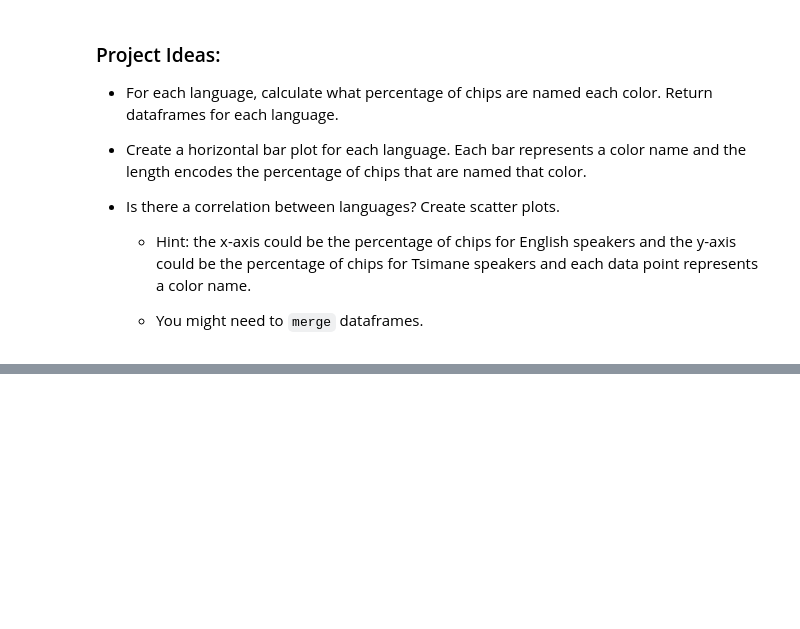
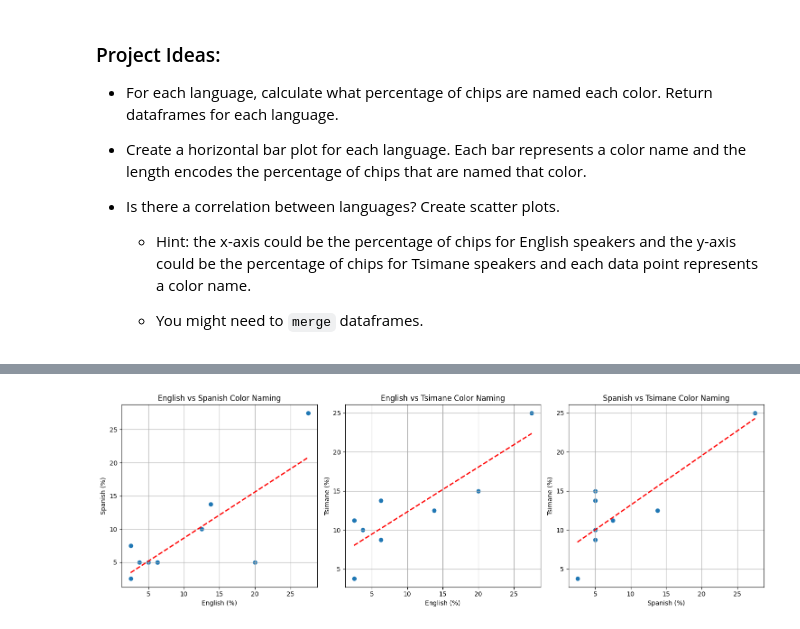
Before and after one commit to nguyuling/DS-Essentials-with-Python, a Jupyter notebook: naming-colors-project/naming-colors.ipynb, the cells around one changed output, grey strips where cells are left out. Drawn from its saved outputs; the diff is of its cells as text; code cells hidden in the pictures; blank space fills up the shorter version.

```diff
--- a/naming-colors-project/naming-colors.ipynb
+++ b/naming-colors-project/naming-colors.ipynb
@@ -67,0 +143,56 @@ plot_colors('english_color')
+# %%
+# Is there a correlation between languages? Create scatter plots.
+# Hint: the x-axis could be the percentage of chips for English speakers and the y-axis could be the percentage of chips for Tsimane speakers and each data point represents a color name.
+# You might need to `merge` dataframes.
+
+import numpy as np
+
+# Merge English and Spanish
+english_spanish = english.merge(spanish, on='color', suffixes=('_eng', '_spa'))
+
+# Merge English and Tsimane
+english_tsimane = english.merge(tsimane, on='color', suffixes=('_eng', '_tsi'))
+
+# Merge Spanish and Tsimane
+spanish_tsimane = spanish.merge(tsimane, on='color', suffixes=('_spa', '_tsi'))
+
+fig, axes = plt.subplots(1, 3, figsize=(15, 5))
+
+# English vs Spanish
+axes[0].scatter(english_spanish['percentage_eng'], english_spanish['percentage_spa'])
+# z is the coefficient
+z = np.polyfit(english_spanish['percentage_eng'], english_spanish['percentage_spa'], 1)
+# p is a func to calc y-vals for any x-vals; p(x)
+p = np.poly1d(z)
+axes[0].plot(english_spanish['percentage_eng'], p(english_spanish['percentage_eng']), "r--", linewidth=2)
+axes[0].set_xlabel('English (%)')
+axes[0].set_ylabel('Spanish (%)')
+axes[0].set_title('English vs Spanish Color Naming')
+axes[0].grid(True)
+
+# English vs Tsimane
+axes[1].scatter(english_tsimane['percentage_eng'], english_tsimane['percentage_tsi'])
+z = np.polyfit(english_tsimane['percentage_eng'], english_tsimane['percentage_tsi'], 1)
+p = np.poly1d(z)
+axes[1].plot(english_tsimane['percentage_eng'], p(english_tsimane['percentage_eng']), "r--", linewidth=2)
+axes[1].set_xlabel('English (%)')
+axes[1].set_ylabel('Tsimane (%)')
+axes[1].set_title('English vs Tsimane Color Naming')
+axes[1].grid(True)
+
+# Spanish vs Tsimane
+axes[2].scatter(spanish_tsimane['percentage_spa'], spanish_tsimane['percentage_tsi'])
+z = np.polyfit(spanish_tsimane['percentage_spa'], spanish_tsimane['percentage_tsi'], 1)
+p = np.poly1d(z)
+axes[2].plot(spanish_tsimane['percentage_spa'], p(spanish_tsimane['percentage_spa']), "r--", linewidth=2)
+axes[2].set_xlabel('Spanish (%)')
+axes[2].set_ylabel('Tsimane (%)')
+axes[2].set_title('Spanish vs Tsimane Color Naming')
+axes[2].grid(True)
+
+plt.tight_layout()
+plt.show()
+
+# streng of correlation: axes[0] > axes[2] > axes[1]
+# %% [output]
+[figure, added]
```
Also changed, not shown: parts of 5 cells of this notebook.
